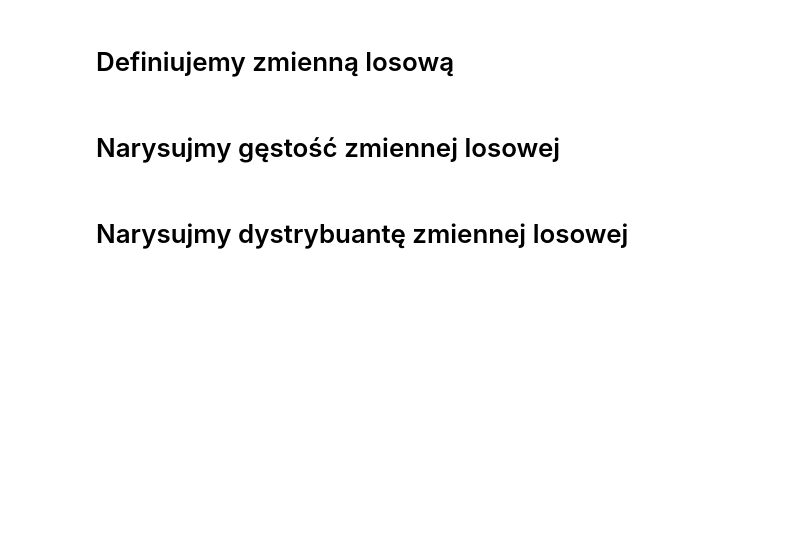
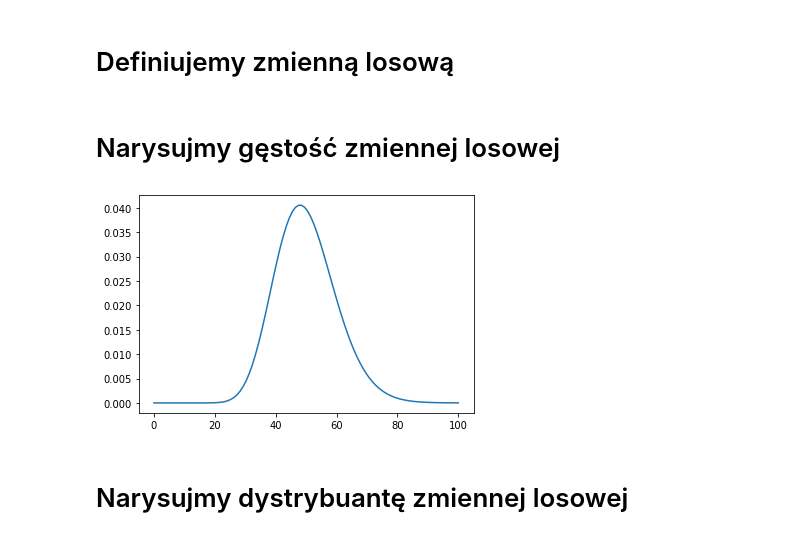
Before and after one commit to rafalkobiela/ages_statystyka1_26_09, a Jupyter notebook: 12_ChiSq.ipynb, the cells around one changed output. Cells and saved outputs as stored; diff of their text form; code cells hidden in the pictures; blank space fills up the shorter version.

```diff
--- a/12_ChiSq.ipynb
+++ b/12_ChiSq.ipynb
@@ -22,5 +25,11 @@ import seaborn as sns
 # %% [markdown]
 # Narysujmy gęstość zmiennej losowej
+# %%
+x = np.linspace(0, 100, 100)
+plt.plot(x, stats.chi2.pdf(x, 50))
+plt.show()
+# %% [output]
+[figure, added]
 # %% [markdown]
 # Narysujmy dystrybuantę zmiennej losowej
 # %% [markdown]
```
Also changed, not shown: parts of 2 cells of this notebook, 3 other files.
